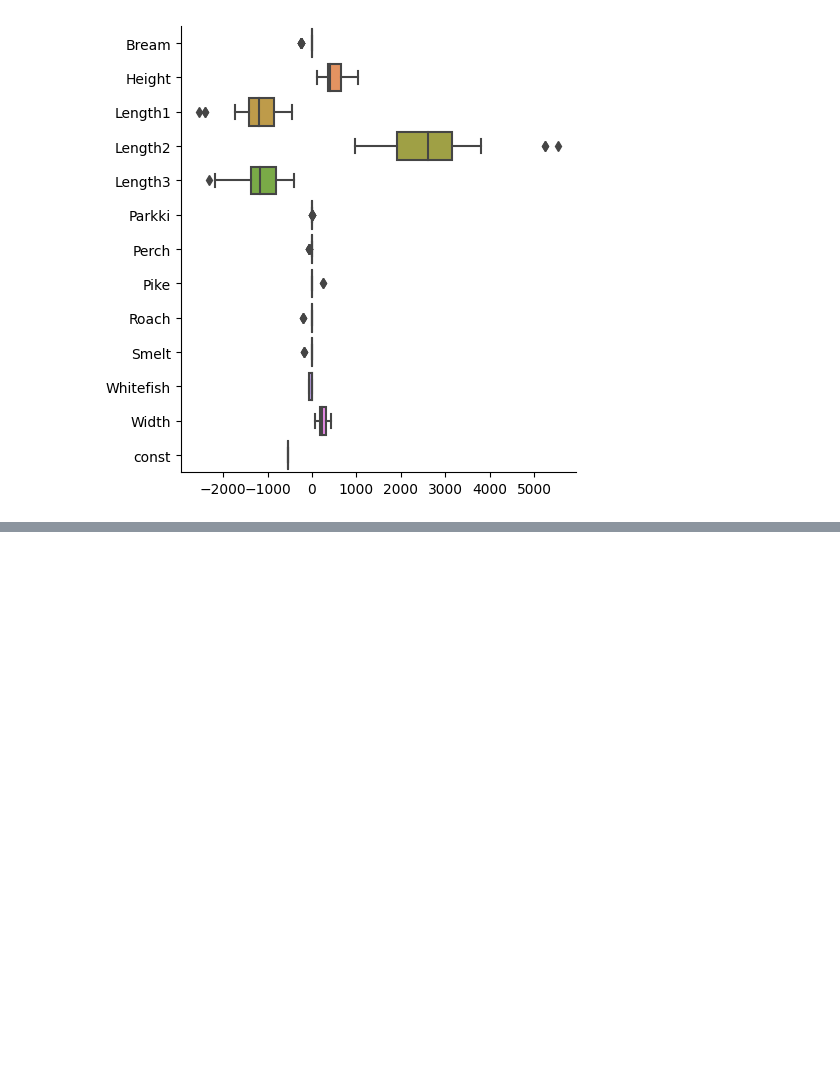
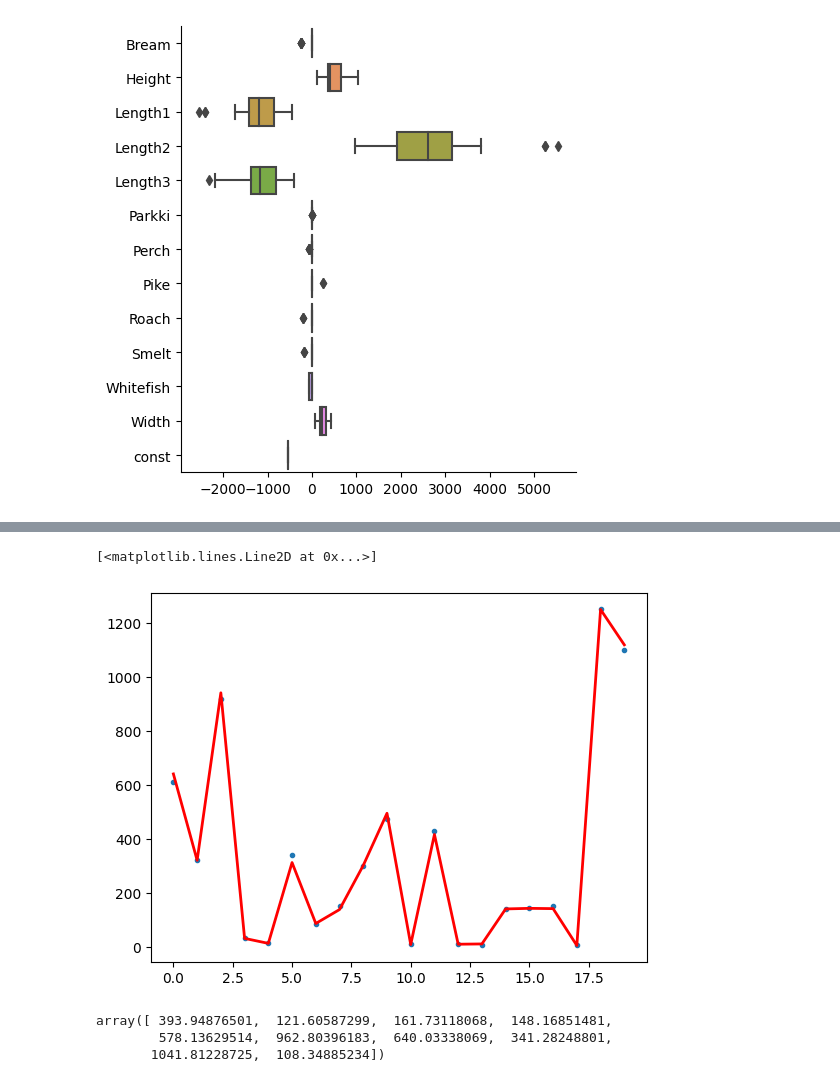
Before and after one commit to ficstamas/FateML, a Jupyter notebook: notebooks/02_classical_models.ipynb, the cells around one changed output, grey strips where cells are left out. Saved outputs shown, nothing was run; the diff lists cells and outputs as text; code cells hidden in the pictures; blank space fills up the shorter version.

```diff
--- a/notebooks/02_classical_models.ipynb
+++ b/notebooks/02_classical_models.ipynb
@@ -336,0 +590,4 @@ sns.catplot(kind="box", data=effect, orient="h")
+# %%
+from fateml.data.fishmarket import prepare_for_regression
+
+splits = prepare_for_regression(df, standardize=True, statsmodels_format=True)
@@ -336,0 +648,9 @@ sns.catplot(kind="box", data=effect, orient="h")
+# %%
+import statsmodels.api as sm
+from statsmodels.gam.smooth_basis import BSplines, CyclicCubicSplines
+
+# https://www.statsmodels.org/stable/generated/statsmodels.gam.generalized_additive_model.GLMGam.html#statsmodels.gam.generalized_additive_model.GLMGam
+# still experimental thus has problems such as can't extrapolate if something is falls outside the fitted knots
+bs = BSplines(splits.train_x, [15, 14, 15, 12, 11, 10, 9, 8, 7, 6, 5, 4, 3], [14, 13, 14, 11, 10, 9, 8, 7, 6, 5, 4, 3, 2, 1])
+gam = sm.GLMGam(splits.train_y, splits.train_x, family=sm.families.Poisson(), smoother=bs)
+model = gam.fit(maxiter=100)
@@ -336,0 +686,18 @@ sns.catplot(kind="box", data=effect, orient="h")
+# %%
+import matplotlib.pyplot as plt
+
+x = np.arange(len(splits.train_x))[:20]
+
+plt.plot(x, splits.train_y['Weight'].tolist()[:20], '.')
+plt.plot(x, model.fittedvalues.tolist()[:20], 'r-', lw=2)
+# %% [output]
+[<matplotlib.lines.Line2D at 0x...>]
+[figure, added]
+# %%
+limit = 10
+prediction = model.predict(splits.test_x.iloc[:limit], exog_smooth=splits.test_x.iloc[:limit], transform=True)
+prediction
+# %% [output]
+array([ 393.94876501,  121.60587299,  161.73118068,  148.16851481,
+        578.13629514,  962.80396183,  640.03338069,  341.28248801,
+       1041.81228725,  108.34885234])
```
Also changed, not shown: parts of 38 cells of this notebook, 5 other files.
